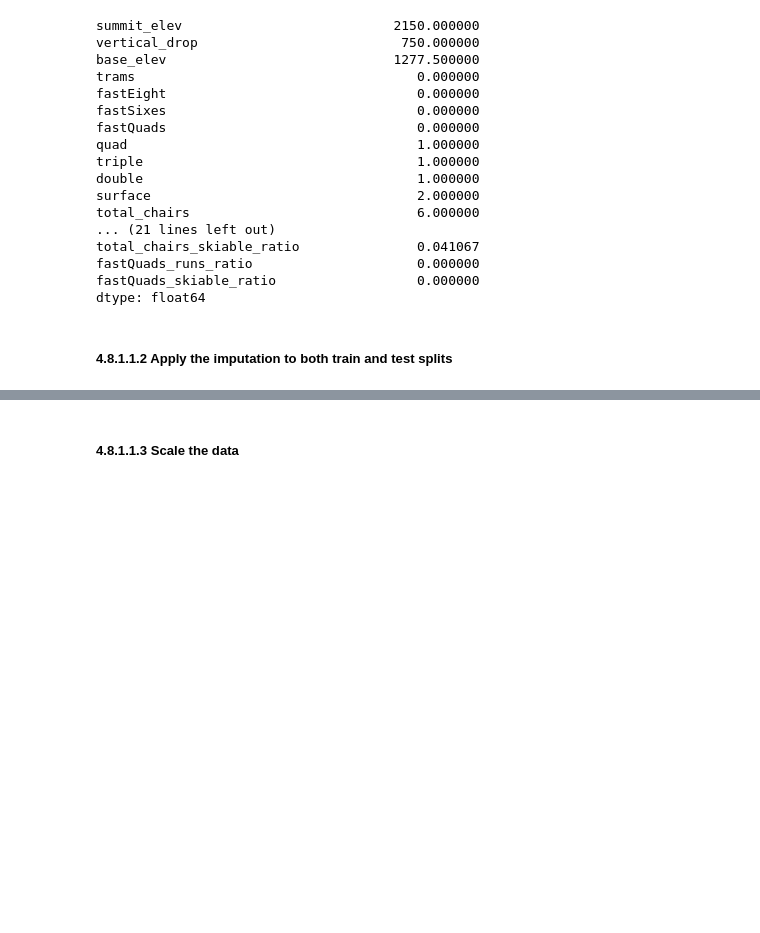
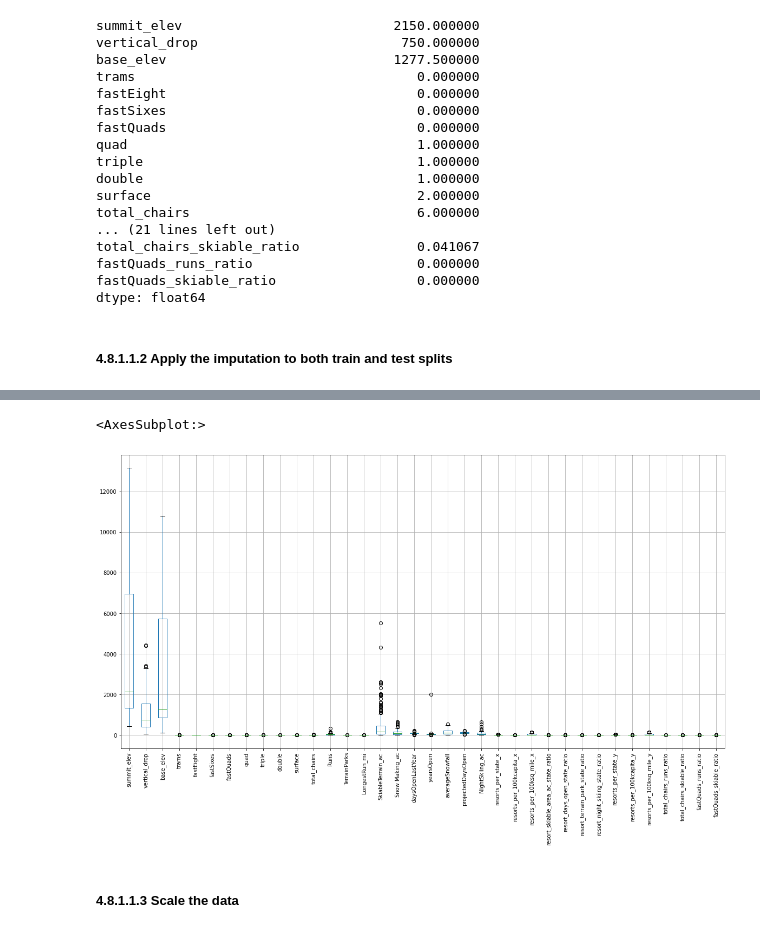
Before and after one commit to freecode23/DataScienceGuidedCapstone, a Jupyter notebook: Step Four - Preprocessing and Training/04_preprocessing_and_training.ipynb, the cells around one changed output, grey strips where cells are left out. Drawn from its saved outputs; the diff is of its cells as text; code cells hidden in the pictures; blank space fills up the shorter version.

```diff
--- a/Step Four - Preprocessing and Training/04_preprocessing_and_training.ipynb
+++ b/Step Four - Preprocessing and Training/04_preprocessing_and_training.ipynb
@@ -528,3 +605,8 @@ X_te = X_test.fillna(X_defaults_median)
+# %%
+X_train.boxplot(figsize= (20,10), rot = 90)
+# %% [output]
+<AxesSubplot:>
+[figure, added]
 # %% [markdown]
 ##### 4.8.1.1.3 Scale the data<a id='4.8.1.1.3_Scale_the_data'></a>
 # %% [markdown]
```
Also changed, not shown: parts of 25 cells of this notebook.
